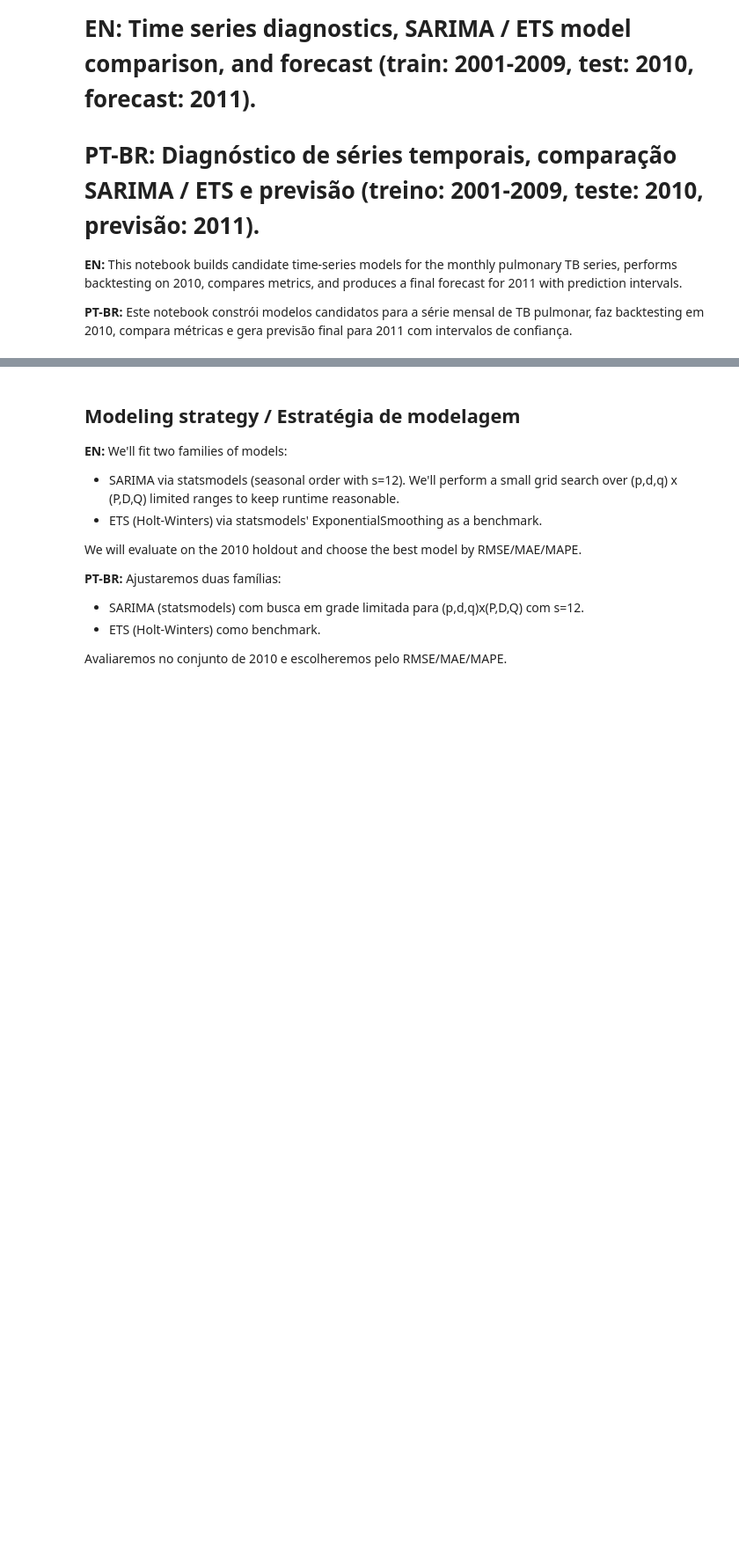
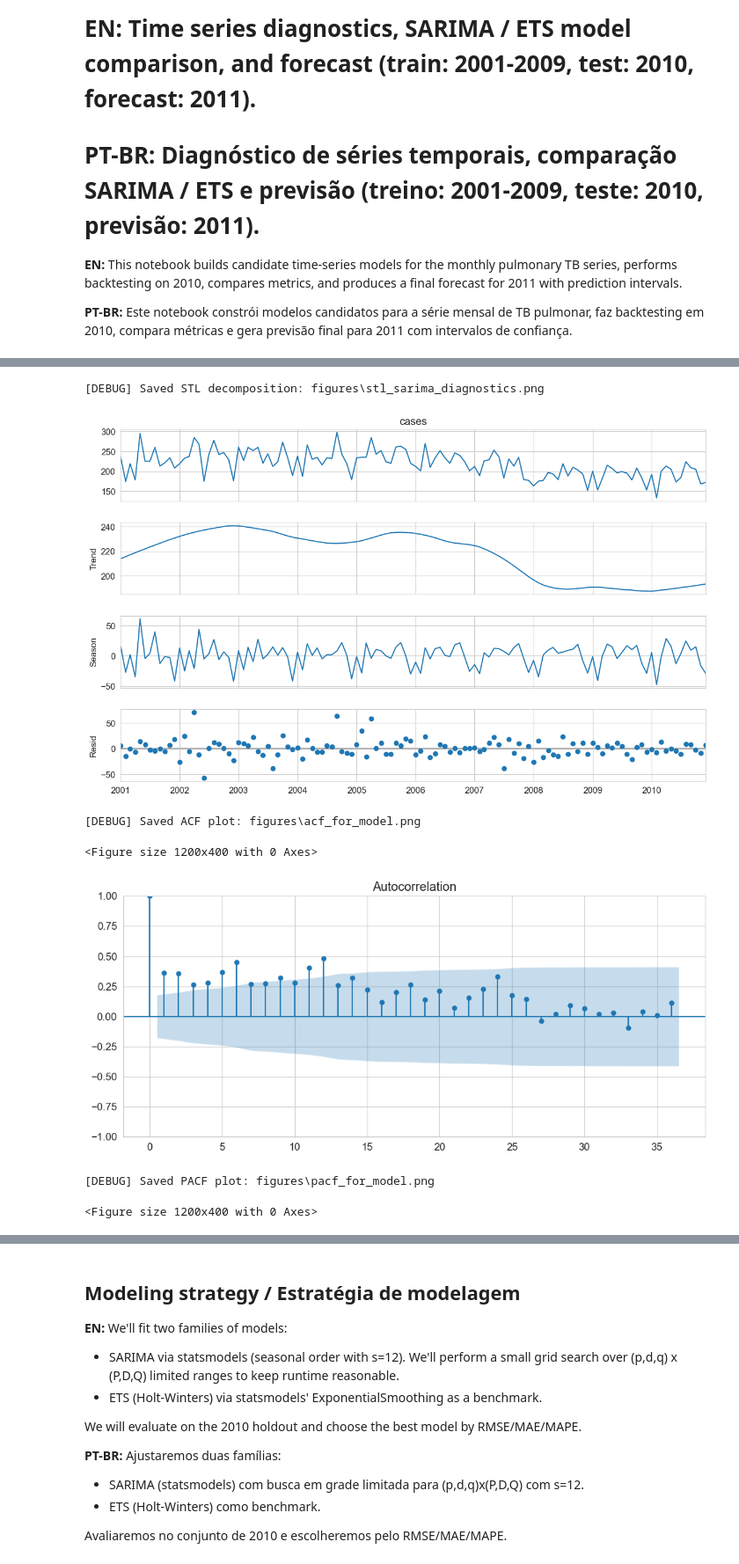
Before and after one commit to ioannisbaptista/IC2011---TB-MA, a Jupyter notebook: Forecasting.ipynb, the cells around one changed output, grey strips where cells are left out. Shown: that part at 88% size. Saved outputs shown, nothing was run; the diff lists cells and outputs as text; code cells hidden in the pictures; blank space fills up the shorter version.

```diff
--- a/Forecasting.ipynb
+++ b/Forecasting.ipynb
@@ -80,25 +99,33 @@ display(series.head(24))
 # %%
 # EN/PT: STL decomposition and ACF/PACF plots
 stl = STL(series, period=12, robust=True)
 res = stl.fit()
 fig = res.plot()
 fig.set_size_inches(12,8)
 stl_path = FIG_DIR / "stl_sarima_diagnostics.png"
 fig.savefig(stl_path, bbox_inches="tight", dpi=150)
-dbg(f"Saved STL decomposition: {stl_path}", f"STL salvo: {stl_path}")
+debug(f"Saved STL decomposition: {stl_path}", f"STL salvo: {stl_path}")
 plt.show()
 
 # ACF/PACF
 plt.figure(figsize=(12,4))
 plot_acf(series, lags=36)
 acf_path = FIG_DIR / "acf_for_model.png"
 plt.savefig(acf_path, bbox_inches="tight", dpi=150)
-dbg(f"Saved ACF plot: {acf_path}", f"ACF salvo: {acf_path}")
+debug(f"Saved ACF plot: {acf_path}", f"ACF salvo: {acf_path}")
 plt.show()
 
 plt.figure(figsize=(12,4))
 plot_pacf(series, lags=36, method='ywm')
 pacf_path = FIG_DIR / "pacf_for_model.png"
 plt.savefig(pacf_path, bbox_inches="tight", dpi=150)
-dbg(f"Saved PACF plot: {pacf_path}", f"PACF salvo: {pacf_path}")
+debug(f"Saved PACF plot: {pacf_path}", f"PACF salvo: {pacf_path}")
 plt.show()
+# %% [output]
+[DEBUG] Saved STL decomposition: figures\stl_sarima_diagnostics.png
+[figure, added]
+[DEBUG] Saved ACF plot: figures\acf_for_model.png
+<Figure size 1200x400 with 0 Axes>
+[figure, added]
+[DEBUG] Saved PACF plot: figures\pacf_for_model.png
+<Figure size 1200x400 with 0 Axes>
```
Also changed, not shown: parts of 13 cells of this notebook, 3 other files.
